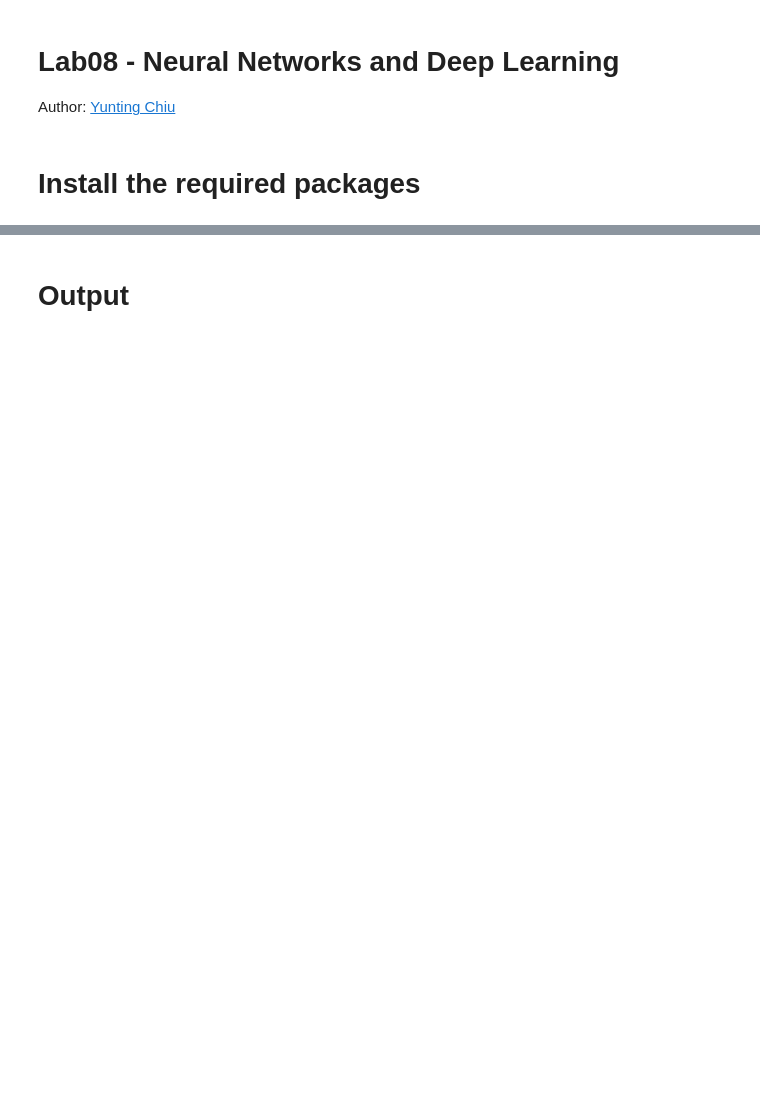
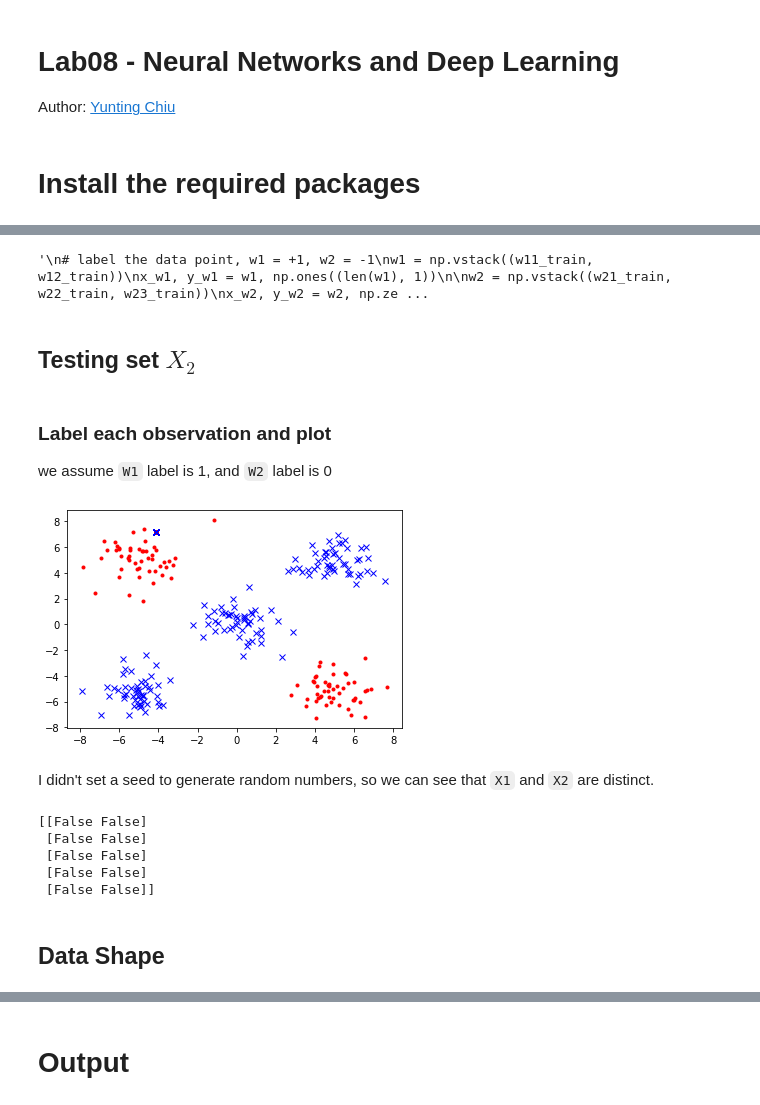
Before and after one commit to twyunting/DATA-642_Advanced_Machine_Learning, a Jupyter notebook: Labs/08/submit/Lab8_Yunting.ipynb, the cells around one changed output, grey strips where cells are left out. Saved outputs shown, nothing was run; the diff lists cells and outputs as text; code cells hidden in the pictures; blank space fills up the shorter version.

```diff
--- a/Labs/08/submit/Lab8_Yunting.ipynb
+++ b/Labs/08/submit/Lab8_Yunting.ipynb
@@ -339,0 +44,68 @@ AxisError: ignored
+# %%
+"""
+# label the data point, w1 = +1, w2 = -1
+w1 = np.vstack((w11_train, w12_train))
+x_w1, y_w1 = w1, np.ones((len(w1), 1))
+
+w2 = np.vstack((w21_train, w22_train, w23_train))
+x_w2, y_w2 = w2, np.zeros((len(w2), 1))
+for i in range(len(y_w2)):
+  if y_w2[i] == 0:
+    y_w2[i] = -1
+
+
+W1 = np.concatenate((x_w1, y_w1), axis=1)
+W2 = np.concatenate((x_w2, y_w2), axis=1)
+
+#data = np.vstack((W1, W2, W1, W2))
+#print(data.shape)
+#print(data[:, 2:])
+X_1 = np.vstack((W1, W2)) # Training set
+#np.random.shuffle(X1) # shuffle
+#X2 = np.vstack((W1, W2)) # testing set
+#np.random.shuffle(X2) # shuffle
+
+#data = np.vstack((X1, X2))
+#print(X1[:, 2:])
+"""
+# %% [output]
+'\n# label the data point, w1 = +1, w2 = -1\nw1 = np.vstack((w11_train, w12_train))\nx_w1, y_w1 = w1, np.ones((len(w1), 1))\n\nw2 = np.vstack((w21_train, w22_train, w23_train))\nx_w2, y_w2 = w2, np.ze ...
+# %% [markdown]
+## Testing set $X_2$
+# %%
+# cov = var * identity matrix
+# var = 1
+# w1
+w11_test = np.random.multivariate_normal(mean = [-5, 5], cov = [[1, 0], [0, 1]], size = 50)
+w12_test = np.random.multivariate_normal(mean = [5, -5], cov = [[1, 0], [0, 1]], size = 50)
+
+# w2
+w21_test = np.random.multivariate_normal(mean = [-5, -5], cov = [[1, 0], [0, 1]], size = 50)
+w22_test = np.random.multivariate_normal(mean = [0, 0], cov = [[1, 0], [0, 1]], size = 50)
+w23_test = np.random.multivariate_normal(mean = [5, 5], cov = [[1, 0], [0, 1]], size = 50)
+# %%
+W1 = np.vstack((w11_test, w12_test))
+W2 = np.vstack((w21_test, w22_test, w23_test))
+X2 = np.vstack((W1, W2))
+# %% [markdown]
+### Label each observation and plot
+we assume `W1` label is 1, and `W2` label is 0
+# %%
+y2 = np.concatenate((np.ones(shape=(1, len(W1))), np.zeros(shape=(1, len(W2)))), axis=-1)
+
+# Training Plot
+_ = plt.plot(X2[np.where(y2 == 1), 0], X2[np.where(y2 == 1), 1], 'r.', X2[np.where(y2 == 0), 0], X2[np.where(y2 == 0), 1], 'bx')
+# %% [output]
+[figure, added]
+# %% [markdown]
+I didn't set a seed to generate random numbers, so we can see that `X1` and `X2` are distinct.
+# %%
+print(X1[:5, :]==X2[:5, :])
+# %% [output]
+[[False False]
+ [False False]
+ [False False]
+ [False False]
+ [False False]]
+# %% [markdown]
+## Data Shape
```
Also changed, not shown: parts of 44 cells of this notebook, 1 other file.
